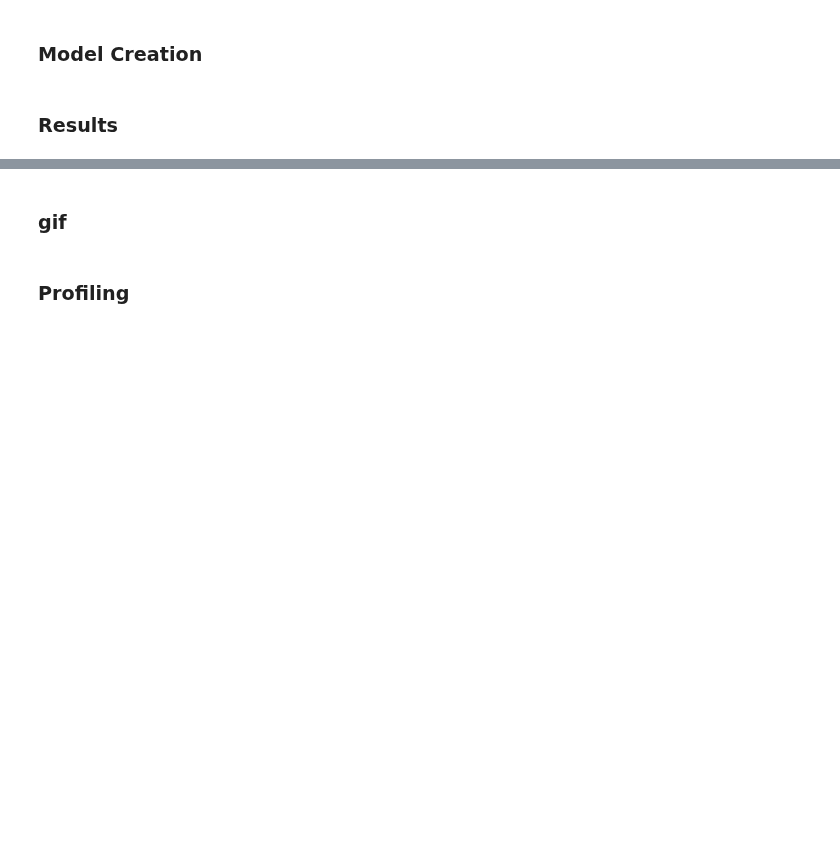
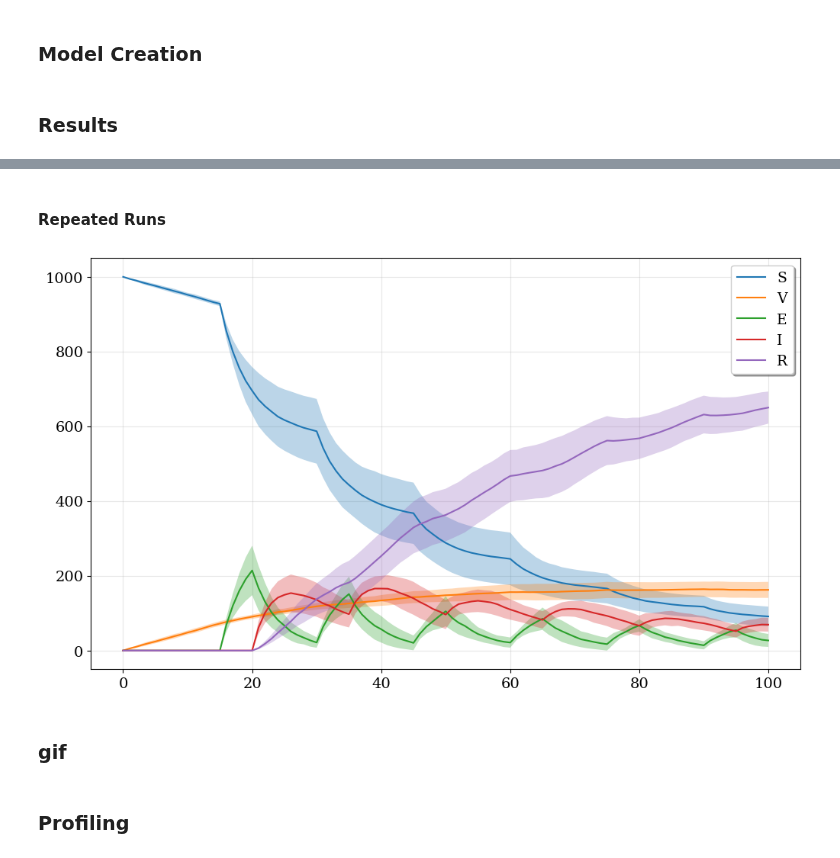
Before and after one commit to SDCCA/DGL-PTM, a Jupyter notebook: DGL_testing/misc_testing.ipynb, the cells around one changed output, grey strips where cells are left out. Drawn from its saved outputs; the diff is of its cells as text; code cells hidden in the pictures; blank space fills up the shorter version.

Commit message:
save initial ndata; perform repeated runs with CIs

```diff
--- a/DGL_testing/misc_testing.ipynb
+++ b/DGL_testing/misc_testing.ipynb
@@ -317,0 +333,11 @@ plt.show()
+# %% [markdown]
+#### Repeated Runs
+# %%
+mapping = {
+    "S":0,
+    "V":1,
+    "E":2,
+    "I":3,
+    "R":4
+}
+rev_mapping = {v:k for k,v in mapping.items()}
@@ -318,3 +381,16 @@ plt.show()
+# %%
+plt.figure(figsize=(12,7))
+
+for k in SVEIR:
+    avg = np.mean([item[k] for item in all_SVEIR], axis=0)
+    std = np.std([item[k] for item in all_SVEIR], axis=0)
+    plt.fill_between(np.arange(compartment_data.shape[1]), y1=np.maximum(avg-std, 0), y2=avg+std, alpha=0.3)
+    plt.plot(avg, label=k)
+plt.legend(shadow=True)
+plt.savefig("seasonal_forcing.pdf", bbox_inches="tight")
+plt.show()
+# %% [output]
+[figure, added]
 # %% [markdown]
 ### gif
 # %%
```
Also changed, not shown: parts of 12 cells of this notebook, 2 other files.
